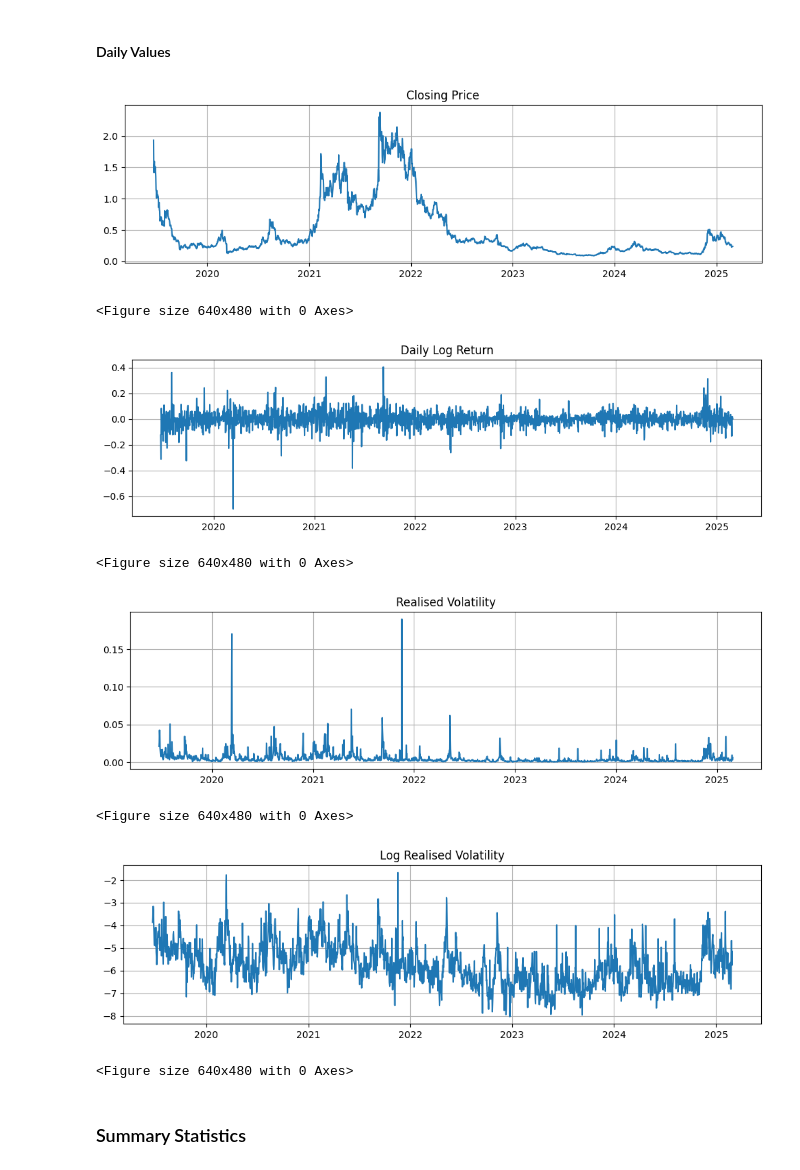
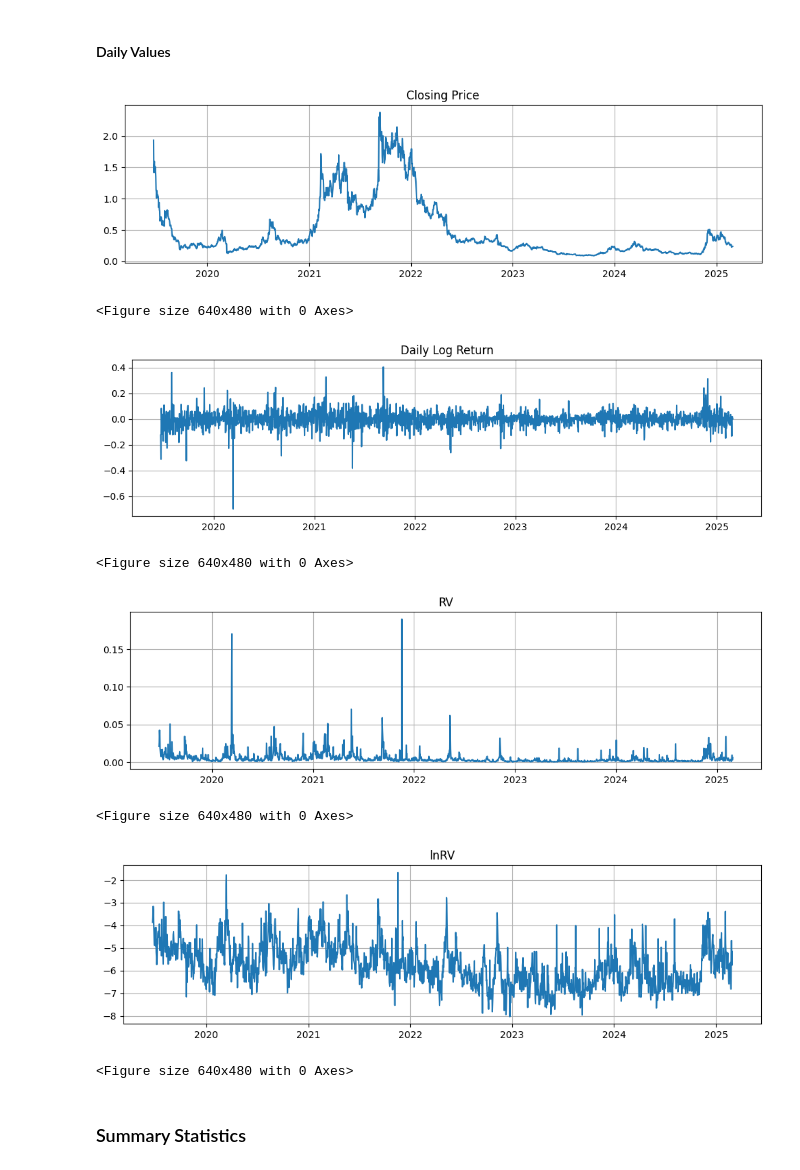
Before and after one commit to kiwi-lemongrass/DSE4101_Individual-Project, a Jupyter notebook: src/pre.ipynb, the cells around one changed output. Saved outputs shown, nothing was run; the diff lists cells and outputs as text; code cells hidden in the pictures.

```diff
--- a/src/pre.ipynb
+++ b/src/pre.ipynb
@@ -155,20 +155,20 @@ gen_plot(df_complete['close'], "Close price")
 # %%
 gen_plot(df_daily['close'], "Closing Price")
 plt.savefig('../fig/closing_price.png')
 gen_plot(df_daily['return'], "Daily Log Return")
 plt.savefig('../fig/daily_log_return.png')
-gen_plot(df_daily['RV'], "Realised Volatility")
-plt.savefig('../fig/realised_volatility.png')
-gen_plot(df_daily['lnRV'], "Log Realised Volatility")
-plt.savefig('../fig/log_realised_volatility.png')
+gen_plot(df_daily['RV'], "RV")
+plt.savefig('../fig/RV.png')
+gen_plot(df_daily['lnRV'], "lnRV")
+plt.savefig('../fig/lnRV.png')
 # %% [output]
 [figure]
 <Figure size 640x480 with 0 Axes>
 [figure]
 <Figure size 640x480 with 0 Axes>
-[figure, old version]
+[figure, new version]
 <Figure size 640x480 with 0 Axes>
-[figure, old version]
+[figure, new version]
 <Figure size 640x480 with 0 Axes>
 # %% [markdown]
 ### Summary Statistics
```
Also changed, not shown: parts of 4 cells of this notebook, 8 other files.
